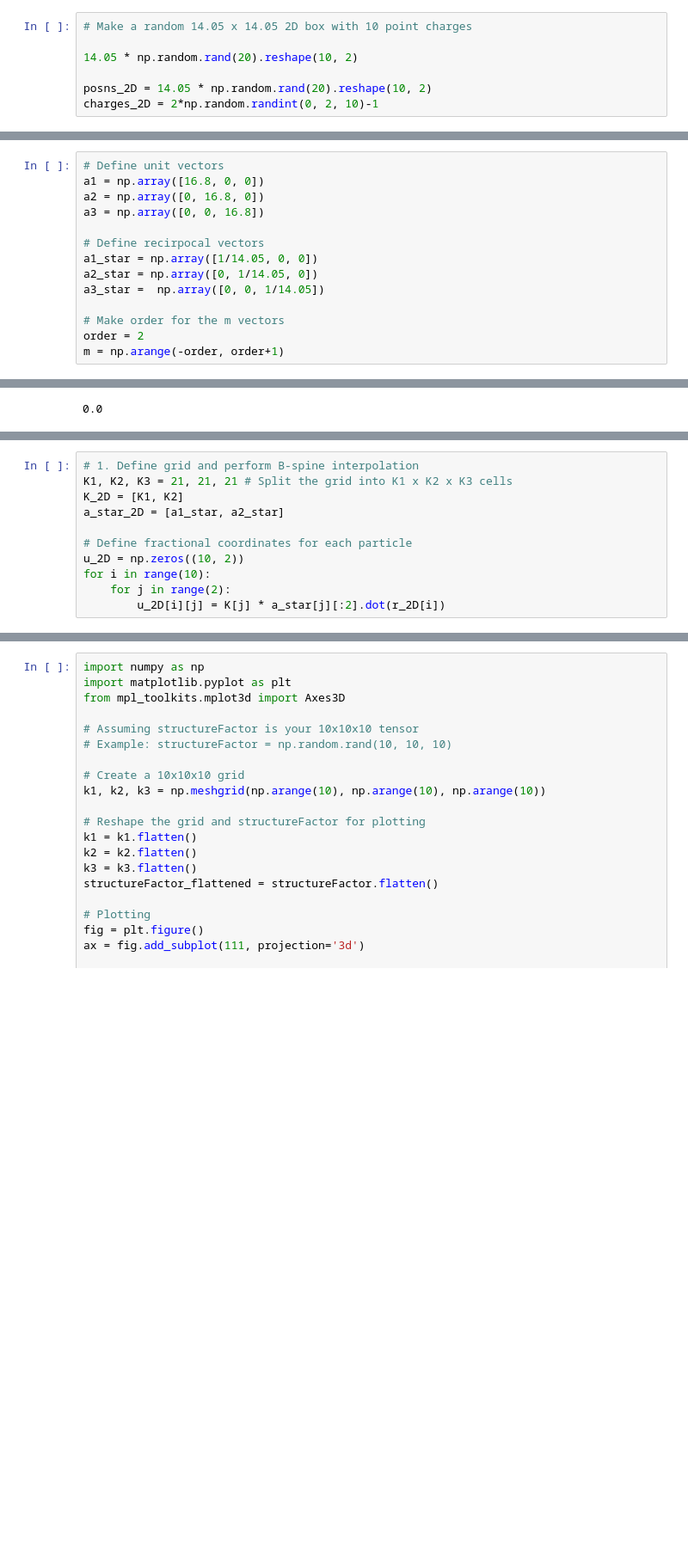
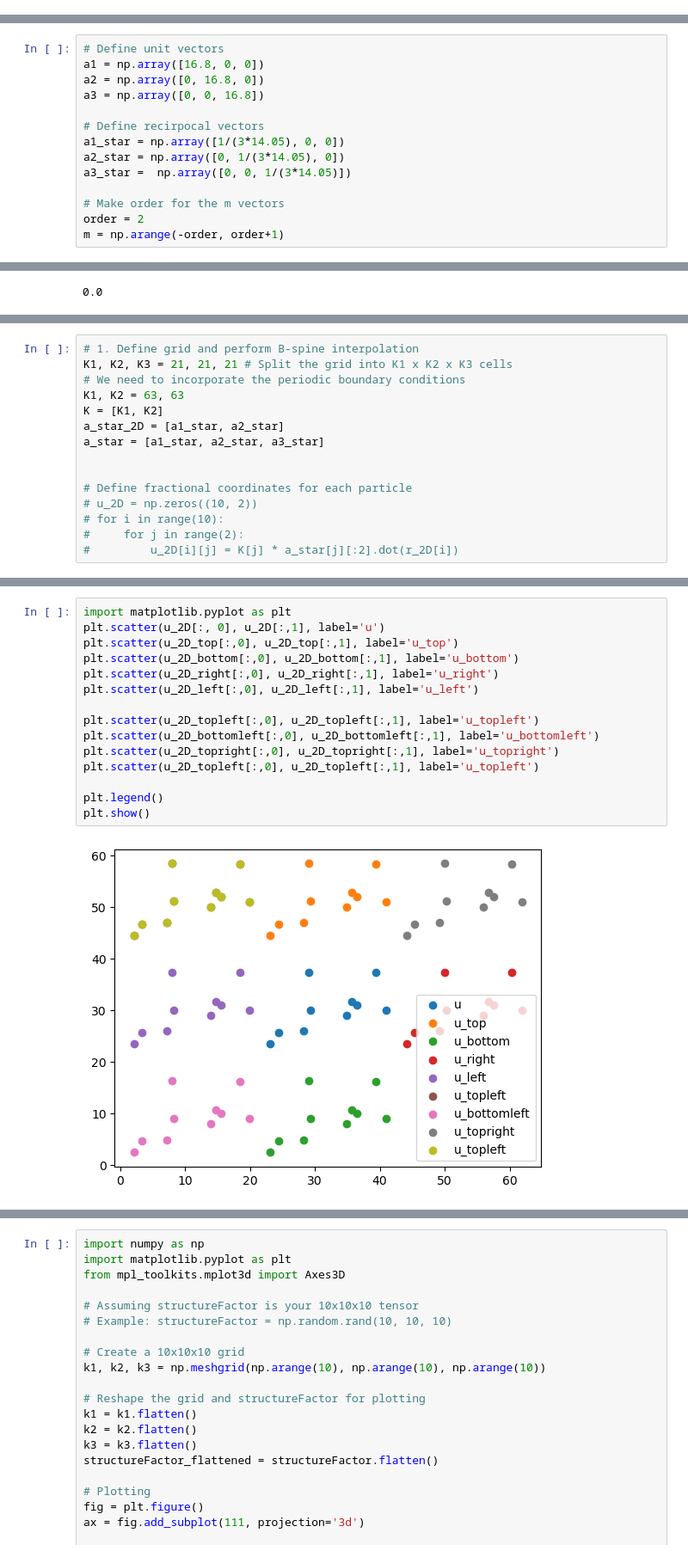
Before and after one commit to ejmeitz/CUDA_P3M, a Jupyter notebook: python/implimentation.ipynb, the cells around one changed output, grey strips where cells are left out. Shown at 86% size. Drawn from its saved outputs; the diff is of its cells as text; blank space fills up the shorter version.

```diff
--- a/python/implimentation.ipynb
+++ b/python/implimentation.ipynb
@@ -11,10 +11,3 @@ species_map = {"Na" : 1, "Cl" : 2}
 charge_map = {"Na" : 1, "Cl" : -1}
 # %% [output]
 216
-# %%
-# Make a random 14.05 x 14.05 2D box with 10 point charges
-
-14.05 * np.random.rand(20).reshape(10, 2)
-
-posns_2D = 14.05 * np.random.rand(20).reshape(10, 2)
-charges_2D = 2*np.random.randint(0, 2, 10)-1
@@ -152,9 +164,9 @@ a2 = np.array([0, 16.8, 0])
 a3 = np.array([0, 0, 16.8])
 
 # Define recirpocal vectors
-a1_star = np.array([1/14.05, 0, 0])
-a2_star = np.array([0, 1/14.05, 0])
-a3_star =  np.array([0, 0, 1/14.05])
+a1_star = np.array([1/(3*14.05), 0, 0])
+a2_star = np.array([0, 1/(3*14.05), 0])
+a3_star =  np.array([0, 0, 1/(3*14.05)])
 
 # Make order for the m vectors
 order = 2
@@ -212,11 +211,15 @@ for i in range(N_atoms):
 # %%
 # 1. Define grid and perform B-spine interpolation
 K1, K2, K3 = 21, 21, 21 # Split the grid into K1 x K2 x K3 cells
-K_2D = [K1, K2]
+# We need to incorporate the periodic boundary conditions
+K1, K2 = 63, 63
+K = [K1, K2]
 a_star_2D = [a1_star, a2_star]
+a_star = [a1_star, a2_star, a3_star]
+
 
 # Define fractional coordinates for each particle
-u_2D = np.zeros((10, 2))
-for i in range(10):
-    for j in range(2):
-        u_2D[i][j] = K[j] * a_star[j][:2].dot(r_2D[i])
+# u_2D = np.zeros((10, 2))
+# for i in range(10):
+#     for j in range(2):
+#         u_2D[i][j] = K[j] * a_star[j][:2].dot(r_2D[i])
@@ -233,0 +258,17 @@ for k1 in k:
+# %%
+import matplotlib.pyplot as plt
+plt.scatter(u_2D[:, 0], u_2D[:,1], label='u')
+plt.scatter(u_2D_top[:,0], u_2D_top[:,1], label='u_top')
+plt.scatter(u_2D_bottom[:,0], u_2D_bottom[:,1], label='u_bottom')
+plt.scatter(u_2D_right[:,0], u_2D_right[:,1], label='u_right')
+plt.scatter(u_2D_left[:,0], u_2D_left[:,1], label='u_left')
+
+plt.scatter(u_2D_topleft[:,0], u_2D_topleft[:,1], label='u_topleft')
+plt.scatter(u_2D_bottomleft[:,0], u_2D_bottomleft[:,1], label='u_bottomleft')
+plt.scatter(u_2D_topright[:,0], u_2D_topright[:,1], label='u_topright')
+plt.scatter(u_2D_topleft[:,0], u_2D_topleft[:,1], label='u_topleft')
+
+plt.legend()
+plt.show()
+# %% [output]
+[figure, added]
```
Also changed, not shown: parts of 18 cells of this notebook.
